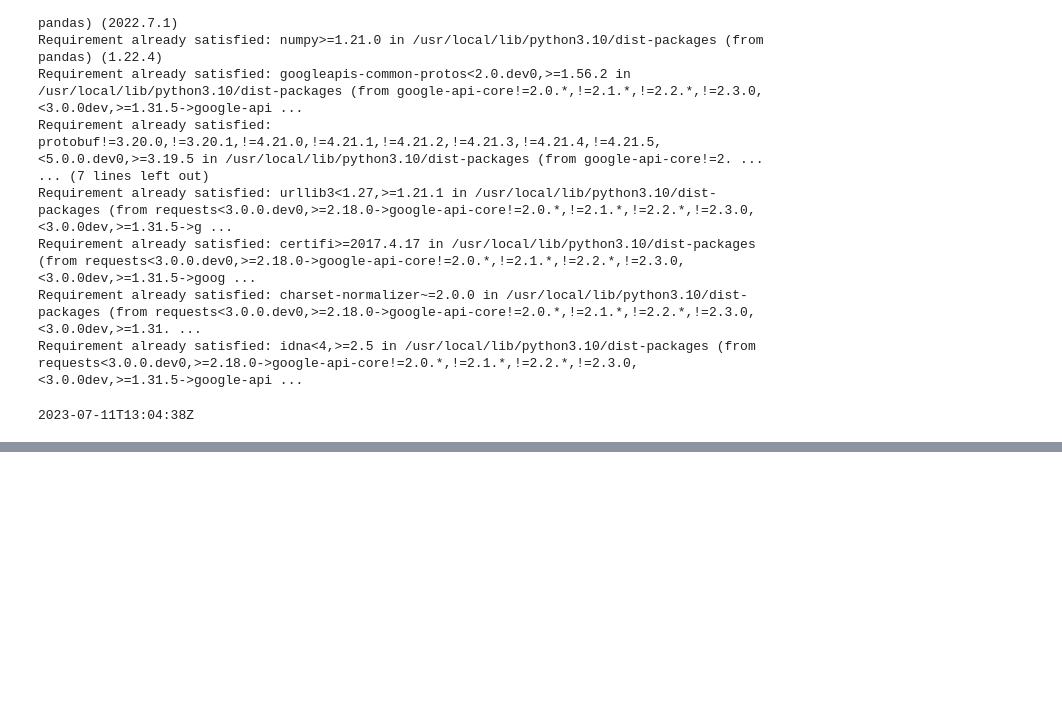
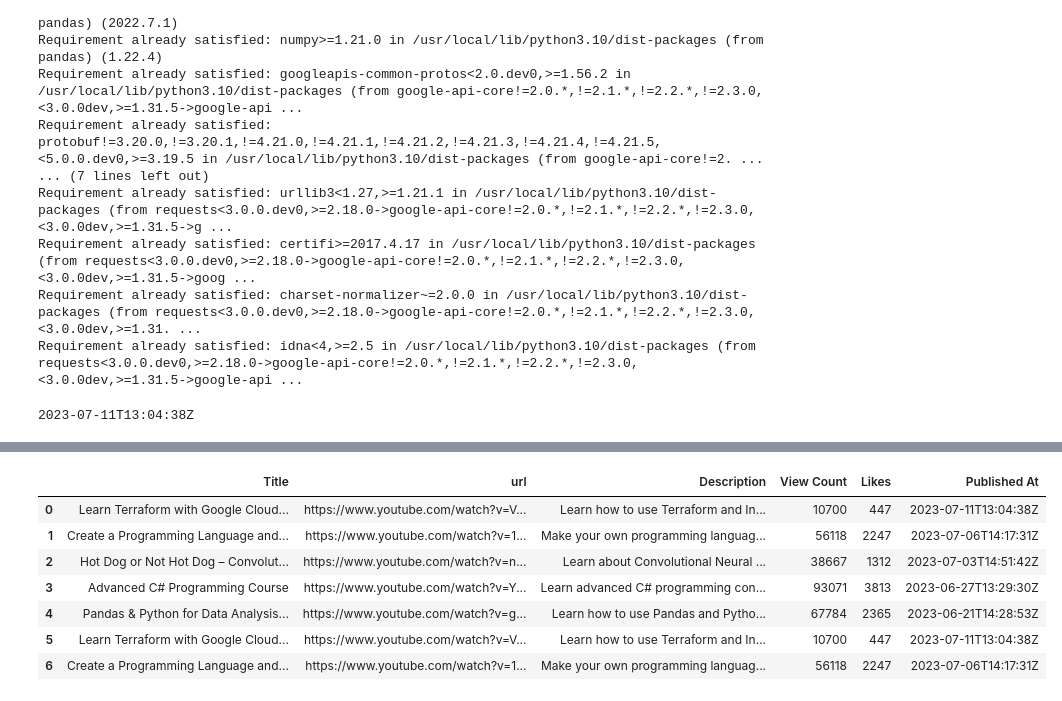
Before and after one commit to omardrho/youtubeChannelCrawling, a Jupyter notebook: youtubeVideoCrawling.ipynb, the cells around one changed output, grey strips where cells are left out. Saved outputs shown, nothing was run; the diff lists cells and outputs as text; code cells hidden in the pictures; blank space fills up the shorter version.

```diff
--- a/youtubeVideoCrawling.ipynb
+++ b/youtubeVideoCrawling.ipynb
@@ -66,5 +64,3 @@ print(relative_last)
 df = pd.DataFrame(data)
 # %% [output]
 2023-07-11T13:04:38Z
-# %%
-df.drop(index=df.index[0], axis=0, inplace=True)
@@ -71,2 +76,5 @@ df.drop(index=df.index[0], axis=0, inplace=True)
+# %%
+df=df = df.iloc[1:, :]
+relative_last=df.iloc[0, -1]
 # %%
 t=df.iloc[0, -1]
@@ -138,0 +128,5 @@ df
+# %%
+relative_last=relative_last_temp
+print(relative_last)
+
+df_after = pd.DataFrame(data)
@@ -138,0 +135,12 @@ df
+# %%
+# the list Data is not synchronized for the test, that's way it is normal to have a recurrent value of the last video
+df_after
+# %% [output]
+|  | Title | url | Description | View Count | Likes | Published At |
+| 0 | Learn Terraform with Google Cloud... | https://www.youtube.com/watch?v=V... | Learn how to use Terraform and In... | 10700 | 447 | 2023-07-11T13:04:38Z |
+| 1 | Create a Programming Language and... | https://www.youtube.com/watch?v=1... | Make your own programming languag... | 56118 | 2247 | 2023-07-06T14:17:31Z |
+| 2 | Hot Dog or Not Hot Dog – Convolut... | https://www.youtube.com/watch?v=n... | Learn about Convolutional Neural ... | 38667 | 1312 | 2023-07-03T14:51:42Z |
+| 3 | Advanced C# Programming Course | https://www.youtube.com/watch?v=Y... | Learn advanced C# programming con... | 93071 | 3813 | 2023-06-27T13:29:30Z |
+| 4 | Pandas & Python for Data Analysis... | https://www.youtube.com/watch?v=g... | Learn how to use Pandas and Pytho... | 67784 | 2365 | 2023-06-21T14:28:53Z |
+| 5 | Learn Terraform with Google Cloud... | https://www.youtube.com/watch?v=V... | Learn how to use Terraform and In... | 10700 | 447 | 2023-07-11T13:04:38Z |
+| 6 | Create a Programming Language and... | https://www.youtube.com/watch?v=1... | Make your own programming languag... | 56118 | 2247 | 2023-07-06T14:17:31Z |
```
Also changed, not shown: parts of 18 cells of this notebook.
